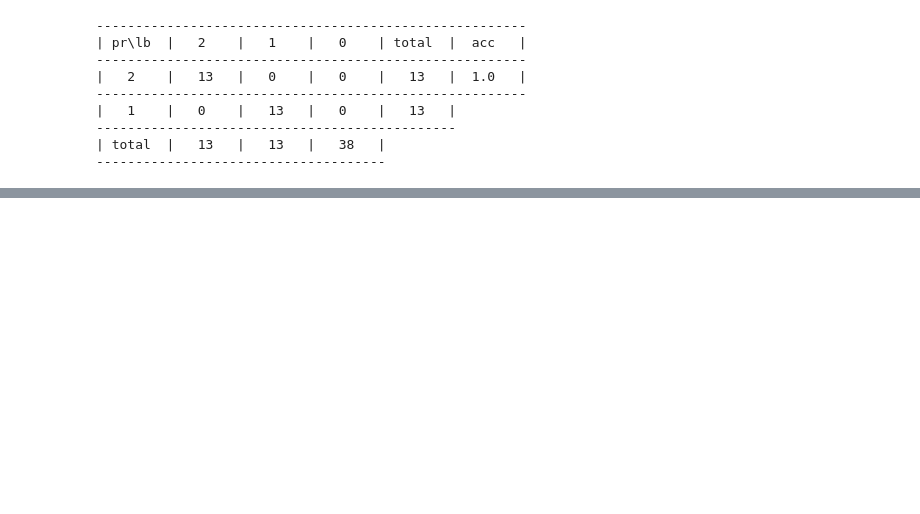
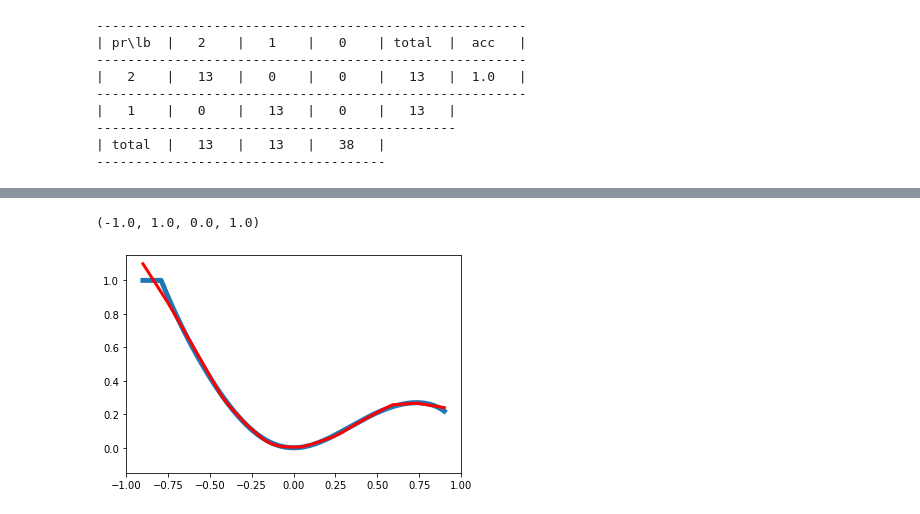
Before and after one commit to MartaVallejo/MachineLearning, a Jupyter notebook: ArtificialNeuralNetwork.ipynb, the cells around one changed output, grey strips where cells are left out. Saved outputs shown, nothing was run; the diff lists cells and outputs as text; code cells hidden in the pictures; blank space fills up the shorter version.

```diff
--- a/ArtificialNeuralNetwork.ipynb
+++ b/ArtificialNeuralNetwork.ipynb
@@ -114,0 +182,14 @@ compare_class(predicted, y_test)
+# %%
+criterion = torch.nn.MSELoss()
+learning_rate = 1e-3
+optimizer = torch.optim.Adam(model.parameters(), lr=learning_rate)
+# %%
+X = X.to(device)
+y = y.to(device)
+for i in range(1000):
+    y_pred = model(X)
+    loss = criterion(y_pred, y)
+    print("[EPOCH]: %i, [LOSS or MSE]: %.6f" % (i, loss.item()), end='\r')
+    optimizer.zero_grad()
+    loss.backward()
+    optimizer.step()
@@ -114,0 +198,8 @@ compare_class(predicted, y_test)
+# %%
+plt.plot(X.cpu().detach(), y.cpu().detach(), lw=5)
+plt.plot(X.cpu().detach(), y_pred.cpu().detach(), c='red', lw=3)
+plt.axis('equal')
+plt.axis(np.array((-1, 1, 0, 1)))
+# %% [output]
+(-1.0, 1.0, 0.0, 1.0)
+[figure, added]
```
Also changed, not shown: parts of 20 cells of this notebook.
